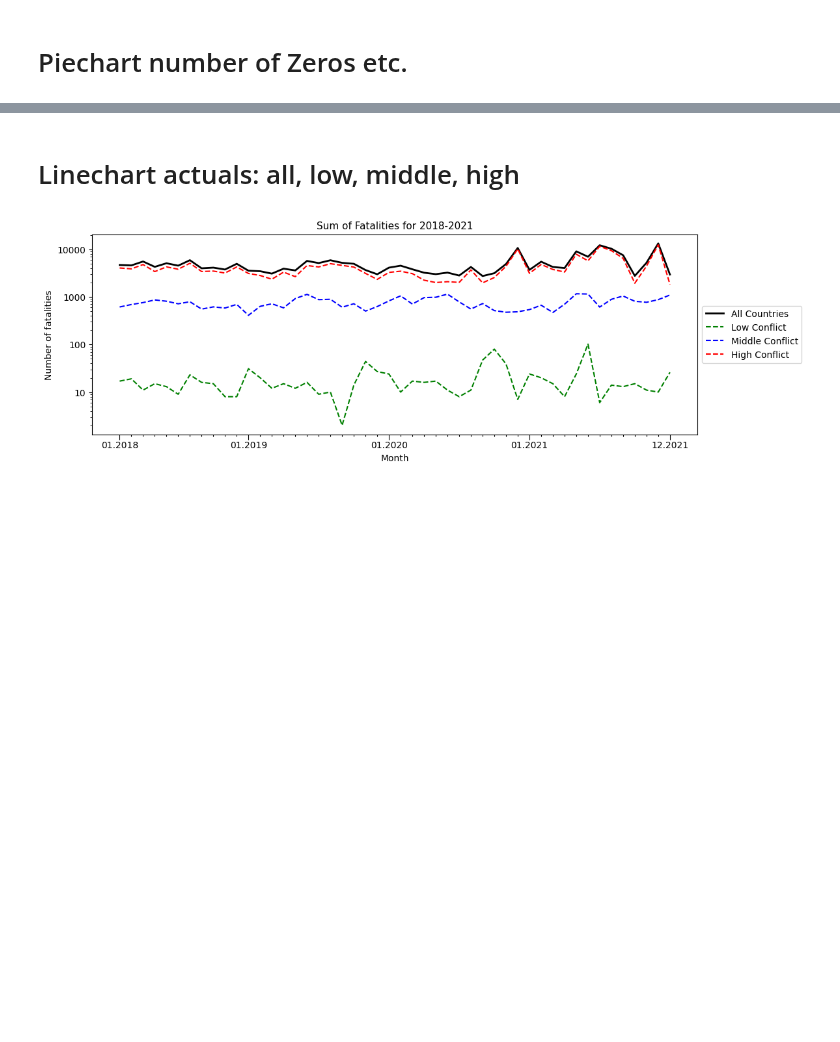
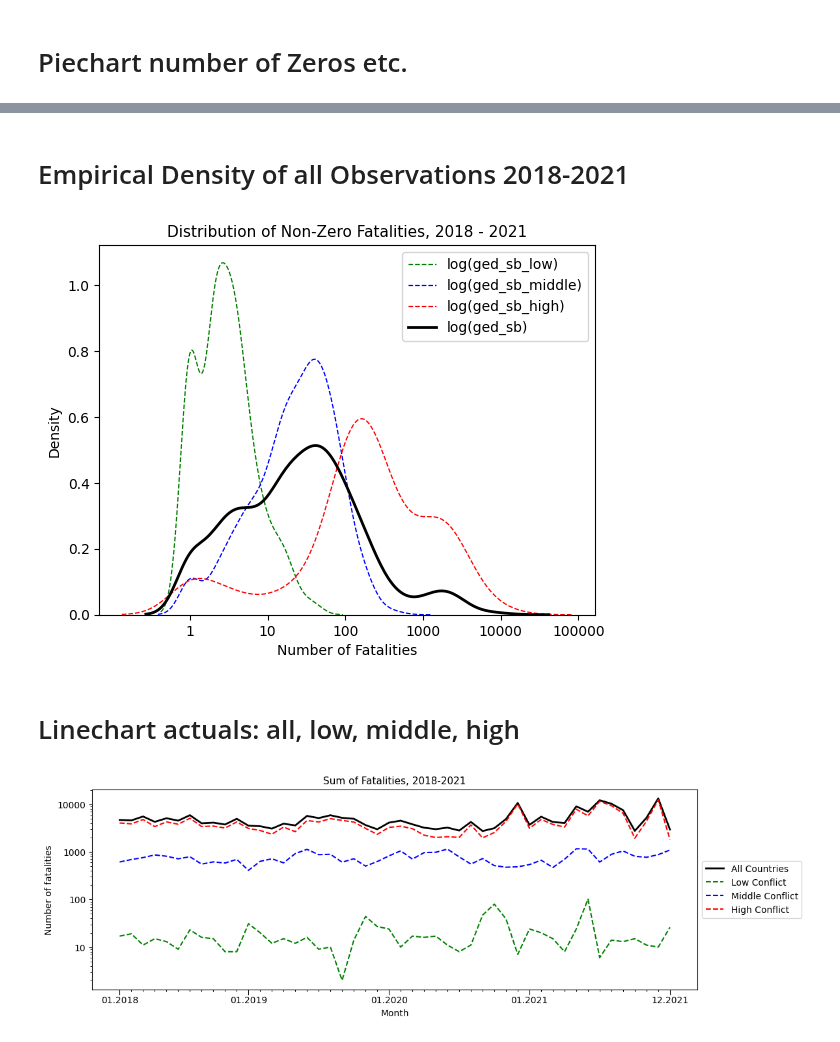
Before and after one commit to toboden/ConflictPredProbabilistic, a Jupyter notebook: plots_model_comp/dataset_description.ipynb, the cells around one changed output, grey strips where cells are left out. Saved outputs shown, nothing was run; the diff lists cells and outputs as text; code cells hidden in the pictures; blank space fills up the shorter version.

```diff
--- a/plots_model_comp/dataset_description.ipynb
+++ b/plots_model_comp/dataset_description.ipynb
@@ -310,3 +315,67 @@ plt.show()
+# %% [markdown]
+# Empirical Density of all Observations 2018-2021
+# %%
+import seaborn as sns
+import matplotlib.pyplot as plt
+from numpy import log10
+
+actual_data_test_windows = actuals_df_concat['ged_sb']
+
+month_list = actual_data_test_windows.index.get_level_values('month_id').unique().to_list()
+
+ged_sb_values_low = []
+ged_sb_values_middle = []
+ged_sb_values_high = []
+
+
+for month in month_list:
+
+    country_list_month = actual_data_test_windows.xs(month, level='month_id').index.get_level_values('country_id').unique().to_list()
+
+    for country in country_list_month:
+        if country in countries_with_low_conflict_list:
+            ged_sb_values_low.append(actual_data_test_windows.xs((month,country)))
+        elif country in countries_with_middle_conflict_list:
+            ged_sb_values_middle.append(actual_data_test_windows.xs((month,country)))
+        elif country in countries_with_high_conflict_list:
+            ged_sb_values_high.append(actual_data_test_windows.xs((month,country)))
+
+
+ged_sb_values = np.concatenate((ged_sb_values_low, ged_sb_values_middle, ged_sb_values_high))
+ged_sb_values_low = np.array(ged_sb_values_low)
+ged_sb_values_middle = np.array(ged_sb_values_middle)
+ged_sb_values_high = np.array(ged_sb_values_high)
+
+ged_sb_values_pos = ged_sb_values[ged_sb_values > 0]
+ged_sb_values_low_pos = ged_sb_values_low[ged_sb_values_low > 0]
+ged_sb_values_middle_pos = ged_sb_values_middle[ged_sb_values_middle > 0]
+ged_sb_values_high_pos = ged_sb_values_high[ged_sb_values_high > 0]
+
+ged_sb_values_log10 = log10(ged_sb_values_pos)
+ged_sb_values_low_log10 = log10(ged_sb_values_low_pos)
+ged_sb_values_middle_log10 = log10(ged_sb_values_middle_pos)
+ged_sb_values_high_log10 = log10(ged_sb_values_high_pos)
+
+# Erstelle ein KDE-Plot
+
+sns.kdeplot(ged_sb_values_low_log10, fill=False, color='green', linewidth=0.9, linestyle='--', label='log(ged_sb_low)')
+sns.kdeplot(ged_sb_values_middle_log10, fill=False, color='blue', linewidth=0.9, linestyle='--', label='log(ged_sb_middle)')
+sns.kdeplot(ged_sb_values_high_log10, fill=False, color='red', linewidth=0.9, linestyle='--',label='log(ged_sb_high)')
+sns.kdeplot(ged_sb_values_log10, fill=False, color='black', linewidth=2, label='log(ged_sb)')
+
+custom_ticks = [0,1,2,3,4,5]
+custom_labels = ['1','10','100','1000','10000','100000']
+plt.xticks(custom_ticks, custom_labels)
+plt.xlabel('Number of Fatalities')
+
+plt.legend(loc='upper right')
+
+plt.title('Distribution of Non-Zero Fatalities, 2018 - 2021', fontsize=11, y=1) # Benchmark  NB   Hurdle   Neural Net
+
+# Zeige das Diagramm
+plt.show()
+# %% [output]
+[figure, added]
 # %% [markdown]
 # Linechart actuals: all, low, middle, high
 # %%
```
Also changed, not shown: parts of 8 cells of this notebook, 2 other files.
